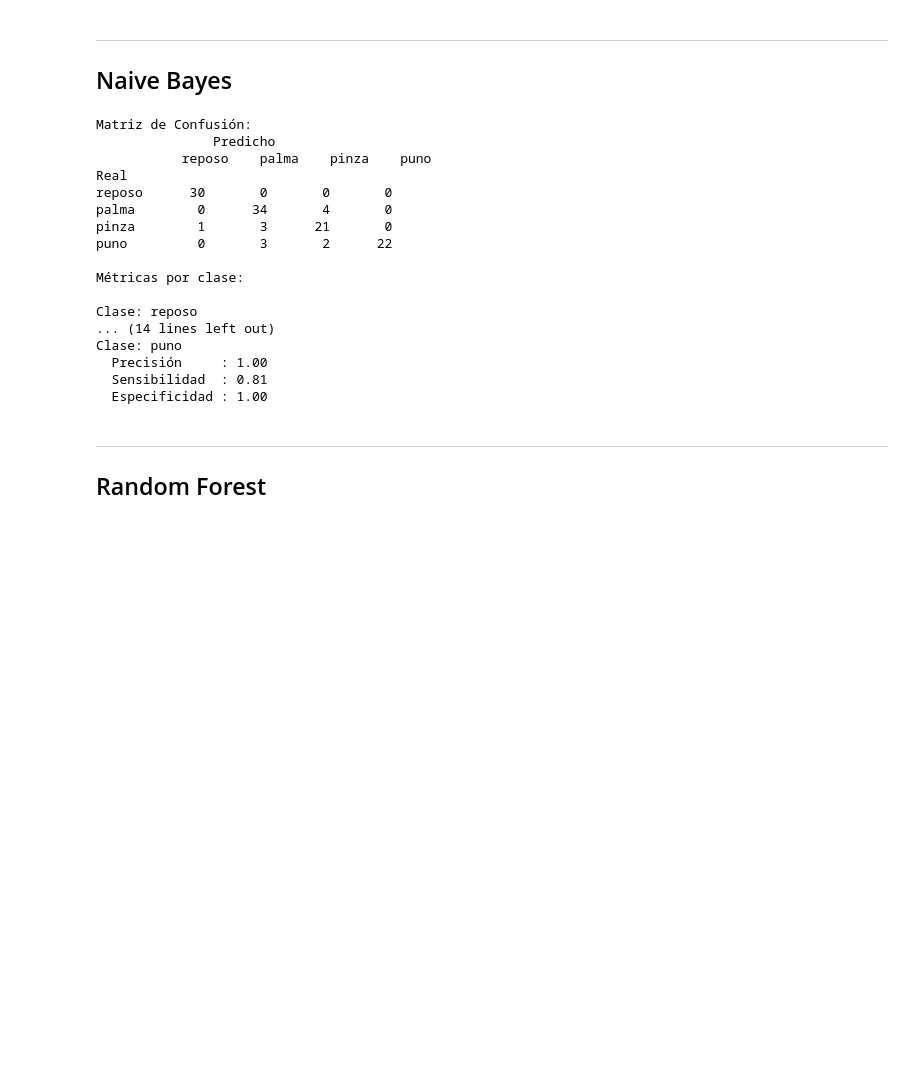
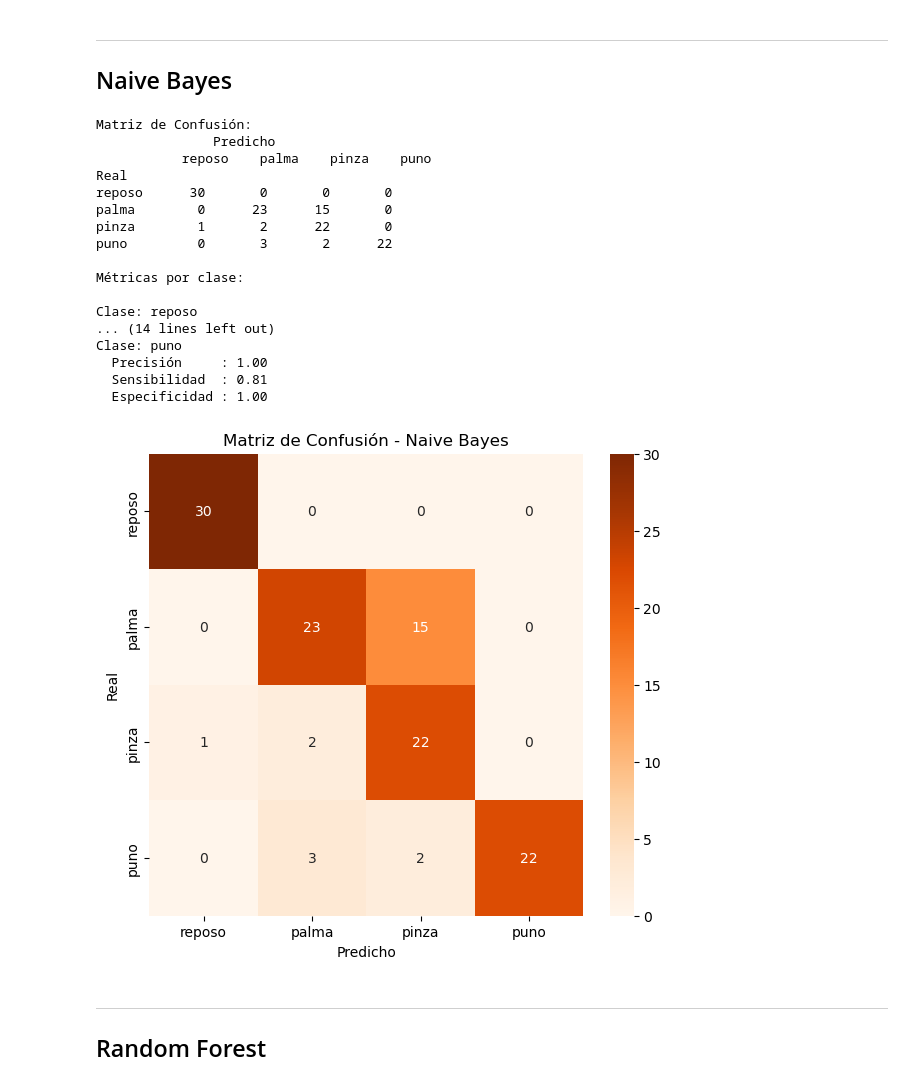
Before and after one commit to danielanavas2002/InteligenciaArtificial, a Jupyter notebook: Proyecto Final/ProyectoFinal.ipynb, the cells around one changed output. Saved outputs shown, nothing was run; the diff lists cells and outputs as text; code cells hidden in the pictures; blank space fills up the shorter version.

```diff
--- a/Proyecto Final/ProyectoFinal.ipynb
+++ b/Proyecto Final/ProyectoFinal.ipynb
@@ -283,8 +425,11 @@ Clase: puno
 # %%
 import random
 import math
+import matplotlib.pyplot as plt
+import seaborn as sns
+import numpy as np
 
-features = ["MAV","RMS","V","WL","SSC","IEMG","LOGVAR","PF","TP","SE","FR","BW","PSD","P2P"]
+features = ['MAV', 'RMS', 'V', 'WL', 'IEMG', 'LOGVAR', 'PF', 'TP', 'PSD', 'P2P']
 clases = ["reposo", "palma", "pinza", "puno"]
 
 # -------------------------------------
@@ -316,6 +461,16 @@ def convertir_a_vectores(dataset):
         X.append(x)
         y.append(fila["MOV"])
     return X, y
+
+def graficar_matriz_confusion(matriz):
+    matriz_np = np.array([[matriz[real][pred] for pred in clases] for real in clases])
+    plt.figure(figsize=(7,6))
+    sns.heatmap(matriz_np, annot=True, fmt="d", cmap="Oranges",
+                xticklabels=clases, yticklabels=clases)
+    plt.xlabel("Predicho")
+    plt.ylabel("Real")
+    plt.title("Matriz de Confusión - Naive Bayes")
+    plt.show()
 
 # -------------------------------------
 # Naive Bayes
@@ -393,35 +548,37 @@ def ejecutar_naive_bayes(nombre_csv, seed=42):
 
     matriz = matriz_confusion(y_test, predicciones)
 
     print("\nMatriz de Confusión:")
     print("               Predicho")
     print("          ", "  ".join([f"{c:^7}" for c in clases]))
     print("Real")
     for real in clases:
         fila = " ".join([f"{matriz[real][pred]:^7}" for pred in clases])
         print(f"{real:<9} {fila}")
 
     metricas_clasificacion(matriz)
+    graficar_matriz_confusion(matriz)
 
 ejecutar_naive_bayes("dataset_completo.csv", seed=42)
 # %% [output]
 Matriz de Confusión:
                Predicho
            reposo    palma    pinza    puno
 Real
 reposo      30       0       0       0
-palma        0      34       4       0
-pinza        1       3      21       0
+palma        0      23      15       0
+pinza        1       2      22       0
 puno         0       3       2      22
 
 Métricas por clase:
 
 Clase: reposo
 ... (14 lines left out)
 Clase: puno
   Precisión     : 1.00
   Sensibilidad  : 0.81
   Especificidad : 1.00
+[figure, added]
 # %% [markdown]
 ---
 ## Random Forest
```
Also changed, not shown: parts of 8 cells of this notebook, 3 other files.
